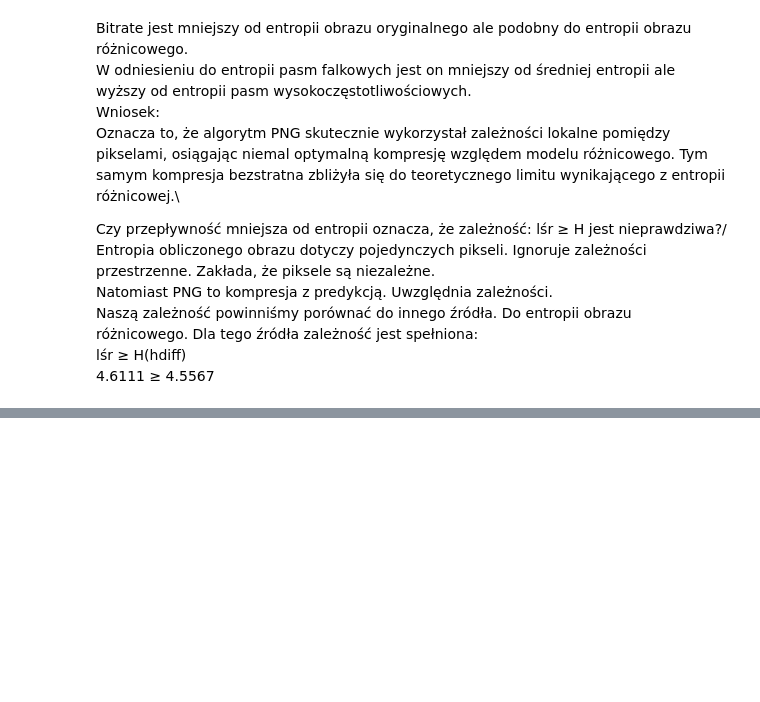
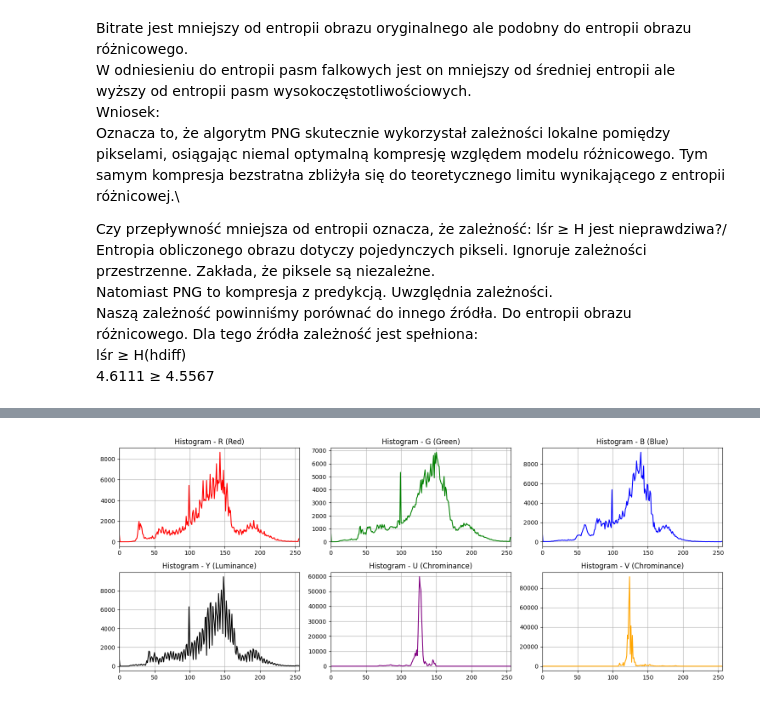
Before and after one commit to WARDROK/WMM, a Jupyter notebook: lab5_vision/vision.ipynb, the cells around one changed output, grey strips where cells are left out. Saved outputs shown, nothing was run; the diff lists cells and outputs as text; code cells hidden in the pictures; blank space fills up the shorter version.

```diff
--- a/lab5_vision/vision.ipynb
+++ b/lab5_vision/vision.ipynb
@@ -22,6 +22,7 @@ oryginalnego, różnicowego i falokowego.\
 Czy przepływność mniejsza od entropii oznacza, że
 zależność: lśr ≥ H jest nieprawdziwa?
 # %%
+# Import the necessary packages and initialize the list of reference
 import os
 import cv2
 import numpy as np
@@ -30,7 +31,8 @@ import matplotlib.pyplot as plt
 os.makedirs("results1", exist_ok=True)
 os.makedirs("results2", exist_ok=True)
 
-image = cv2.imread("images/sailboats_mono.png", cv2.IMREAD_UNCHANGED)
+image_mono = cv2.imread("images/sailboats_mono.png", cv2.IMREAD_UNCHANGED)
+image_color = cv2.imread("images/sailboats_col.png", cv2.IMREAD_UNCHANGED)
 
 def printi(img, img_title="image"):
     print(f"{img_title}, wymiary: {img.shape}, typ danych: {img.dtype}, wartości: {img.min()} - {img.max()}")
@@ -228,0 +292,82 @@ lśr ≥ H(hdiff)\
+# %%
+plt.figure(figsize=(15, 6))
+
+# RGB histograms
+plt.subplot(2, 3, 1)
+plt.plot(hist_R, color='red')
+plt.title("Histogram - R (Red)")
+plt.xlim([0, 256])
+plt.grid()
+
+plt.subplot(2, 3, 2)
+plt.plot(hist_G, color='green')
+plt.title("Histogram - G (Green)")
+plt.xlim([0, 256])
+plt.grid()
+
+plt.subplot(2, 3, 3)
+plt.plot(hist_B, color='blue')
+plt.title("Histogram - B (Blue)")
+plt.xlim([0, 256])
+plt.grid()
+
+# YUV histograms
+plt.subplot(2, 3, 4)
+plt.plot(hist_Y, color='black')
+plt.title("Histogram - Y (Luminance)")
+plt.xlim([0, 256])
+plt.grid()
+
+plt.subplot(2, 3, 5)
+plt.plot(hist_U, color='purple')
+plt.title("Histogram - U (Chrominance)")
+plt.xlim([0, 256])
+plt.grid()
+
+plt.subplot(2, 3, 6)
+plt.plot(hist_V, color='orange')
+plt.title("Histogram - V (Chrominance)")
+plt.xlim([0, 256])
+plt.grid()
+
+plt.tight_layout()
+plt.show()
+
+plt.figure(figsize=(12, 6))
+
+# RGB
+plt.subplot(2, 3, 1)
+plt.imshow(image_R, cmap='gray', vmin=0, vmax=255)
+plt.title("R - Red Channel")
+plt.axis('off')
+
+plt.subplot(2, 3, 2)
+plt.imshow(image_G, cmap='gray', vmin=0, vmax=255)
+plt.title("G - Green Channel")
+plt.axis('off')
+
+plt.subplot(2, 3, 3)
+plt.imshow(image_B, cmap='gray', vmin=0, vmax=255)
+plt.title("B - Blue Channel")
+plt.axis('off')
+
+# YUV
+plt.subplot(2, 3, 4)
+plt.imshow(image_Y, cmap='gray', vmin=0, vmax=255)
+plt.title("Y - Luminance")
+plt.axis('off')
+
+plt.subplot(2, 3, 5)
+plt.imshow(image_U, cmap='gray', vmin=0, vmax=255)
+plt.title("U - Chrominance")
+plt.axis('off')
+
+plt.subplot(2, 3, 6)
+plt.imshow(image_V, cmap='gray', vmin=0, vmax=255)
+plt.title("V - Chrominance")
+plt.axis('off')
+
+plt.tight_layout()
+plt.show()
+# %% [output]
+[figure, added]
```
Also changed, not shown: parts of 15 cells of this notebook, 9 other files.
